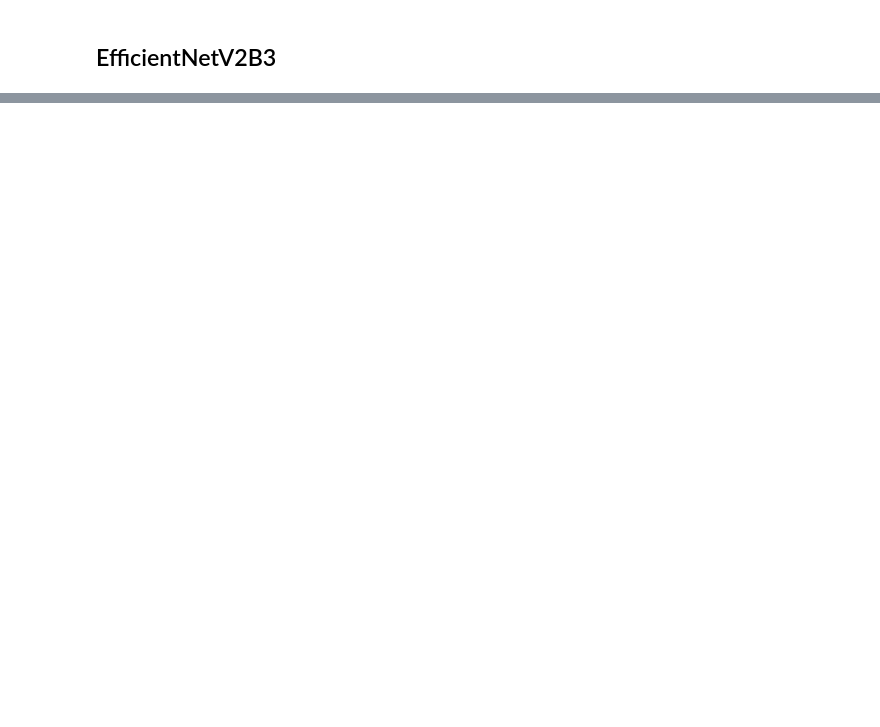
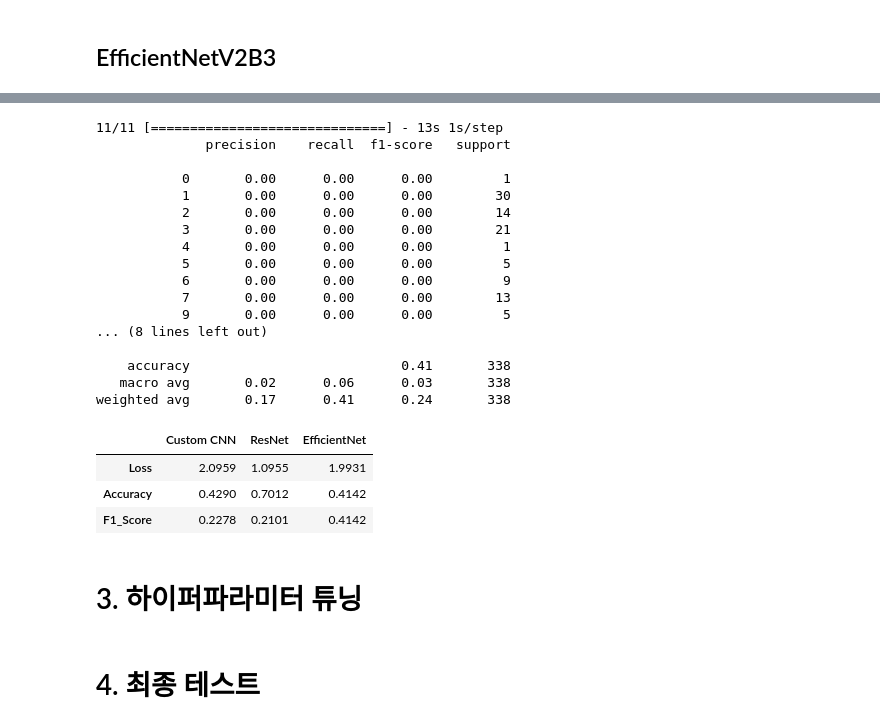
Before and after one commit to HeeYoung-code/Codestates-Project, a Jupyter notebook: section3. deep_learning [도배 하자 이미지 분류]/AI_18_박희영_section3.ipynb, the cells around one changed output, grey strips where cells are left out. Cells and saved outputs as stored; diff of their text form; code cells hidden in the pictures; blank space fills up the shorter version.

```diff
--- a/section3. deep_learning [도배 하자 이미지 분류]/AI_18_박희영_section3.ipynb
+++ b/section3. deep_learning [도배 하자 이미지 분류]/AI_18_박희영_section3.ipynb
@@ -484,0 +407,30 @@ Epoch 10/10
+# %%
+# effinet 모델의 끝부분에 추가할 custom layer 작성
+effi_layer = effinet.output
+effi_layer = GlobalAveragePooling2D()(effi_layer) # 가장 마지막층의 shape인 행렬을 벡터화
+effi_layer = Dense(units = 1025, activation='relu')(effi_layer)
+effi_layer = Dropout(rate = 0.2)(effi_layer)
+effi_layer = Dense(units = 1025, activation='relu')(effi_layer)
+effi_layer = Dropout(rate = 0.2)(effi_layer)
+effi_layer = Dense(19, activation='softmax')(effi_layer)
+# %%
+# effinet 모델에 custom layer 연결
+effinet_customed = Model(inputs = effinet.input, outputs = effi_layer)
+# %%
+effinet_customed.compile(optimizer = 'adam', loss = 'sparse_categorical_crossentropy', metrics = [metrics.sparse_categorical_accuracy])
+# %%
+checkpoint_filepath = "EffiNetbest.hdf5"
+
+# early stopping
+early_stop = tf.keras.callbacks.EarlyStopping(monitor='val_loss', min_delta=0, patience=10, verbose=1)
+
+# best model 저장
+save_best = tf.keras.callbacks.ModelCheckpoint(
+    filepath=checkpoint_filepath, monitor='val_loss', verbose=1, save_best_only=True,
+    save_weights_only=True, mode='auto', save_freq='epoch', options=None)
+
+results = effinet_customed.fit(x = train_224, validation_data = val_224,
+                  batch_size=32, epochs=100, verbose=1,
+                  callbacks = [early_stop, save_best])
+
+# 1 epoch 당 2분 걸림
@@ -484,0 +455,26 @@ Epoch 10/10
+# %%
+model_score(effinet_customed, val_224, 'EfficientNet')
+# %% [output]
+11/11 [==============================] - 13s 1s/step
+              precision    recall  f1-score   support
+
+           0       0.00      0.00      0.00         1
+           1       0.00      0.00      0.00        30
+           2       0.00      0.00      0.00        14
+           3       0.00      0.00      0.00        21
+           4       0.00      0.00      0.00         1
+           5       0.00      0.00      0.00         5
+           6       0.00      0.00      0.00         9
+           7       0.00      0.00      0.00        13
+           9       0.00      0.00      0.00         5
+... (8 lines left out)
+
+    accuracy                           0.41       338
+   macro avg       0.02      0.06      0.03       338
+weighted avg       0.17      0.41      0.24       338
+|  | Custom CNN | ResNet | EfficientNet |
+| Loss | 2.0959 | 1.0955 | 1.9931 |
+| Accuracy | 0.4290 | 0.7012 | 0.4142 |
+| F1_Score | 0.2278 | 0.2101 | 0.4142 |
+# %% [markdown]
+# 3. 하이퍼파라미터 튜닝
@@ -484,0 +484,2 @@ Epoch 10/10
+# %% [markdown]
+# 4. 최종 테스트
```
Also changed, not shown: parts of 31 cells of this notebook.
